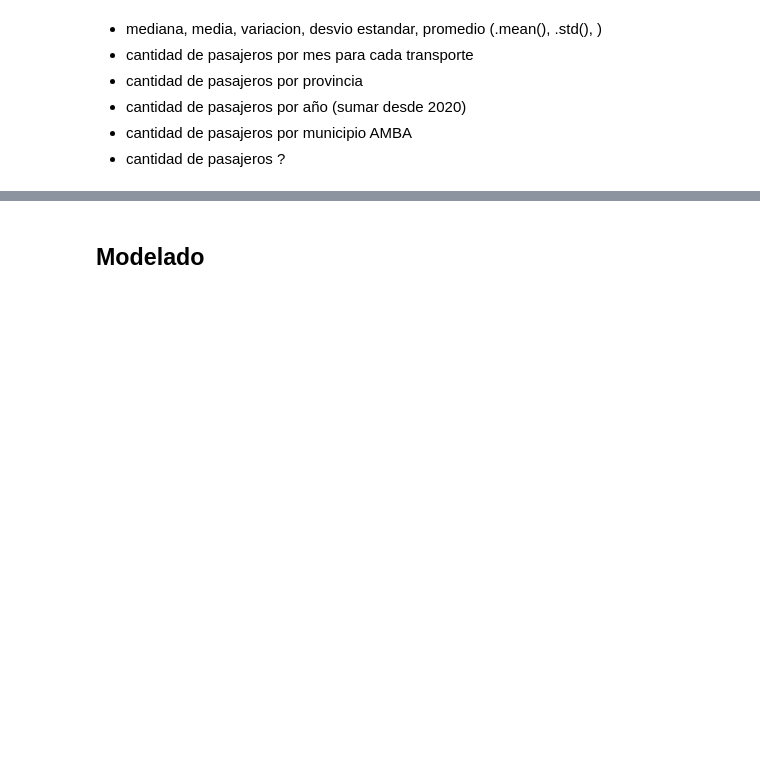
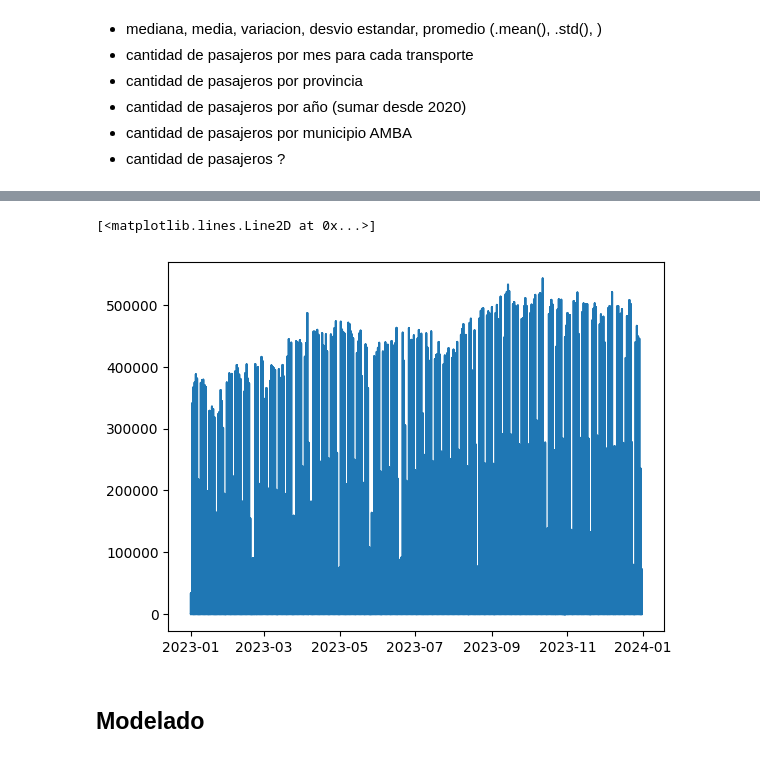
Before and after one commit to alejoGonc/labo_tp1, a Jupyter notebook: main.ipynb, the cells around one changed output, grey strips where cells are left out. Saved outputs shown, nothing was run; the diff lists cells and outputs as text; code cells hidden in the pictures; blank space fills up the shorter version.

```diff
--- a/main.ipynb
+++ b/main.ipynb
@@ -159,3 +178,8 @@ dia_menos_desvio[0]
+# %%
+plt.plot(dataset_sube['DIA_TRANSPORTE'], dataset_sube['CANTIDAD'])
+# %% [output]
+[<matplotlib.lines.Line2D at 0x...>]
+[figure, added]
 # %% [markdown]
 ## Modelado
 # %% [markdown]
```
Also changed, not shown: parts of 4 cells of this notebook.
